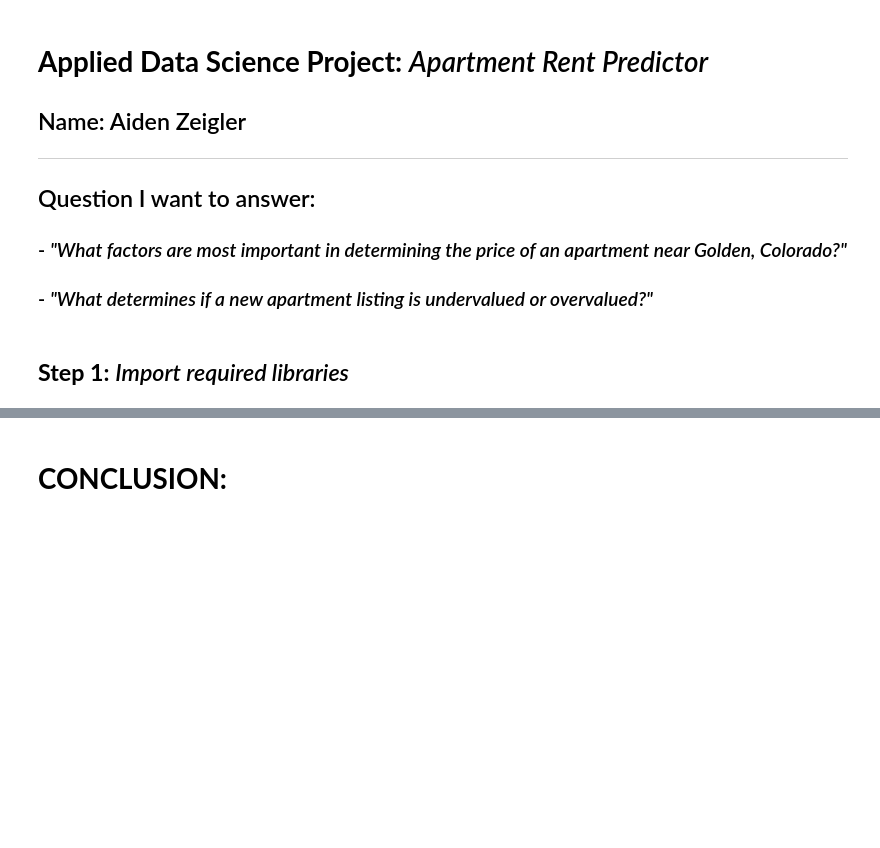
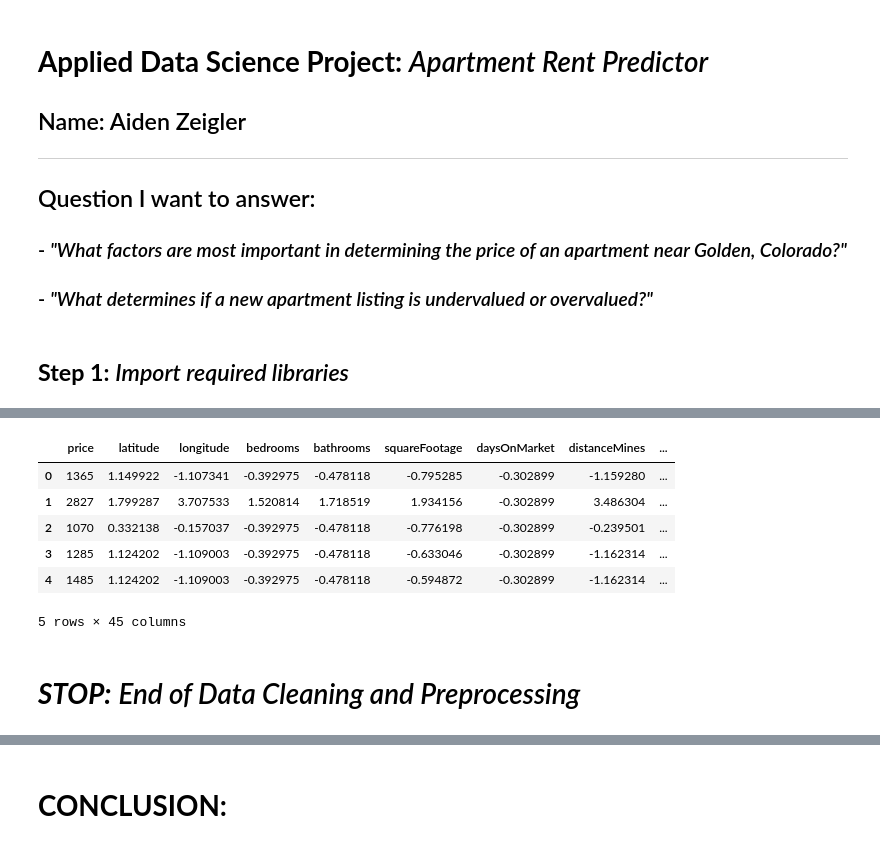
Before and after one commit to aidenzeigler/Apartment-Rent-Predictor, a Jupyter notebook: Project.ipynb, the cells around one changed output, grey strips where cells are left out. Cells and saved outputs as stored; diff of their text form; code cells hidden in the pictures; blank space fills up the shorter version.

```diff
--- a/Project.ipynb
+++ b/Project.ipynb
@@ -167,0 +283,13 @@ Final count of missing values: 0
+# %%
+# 2. Standardize
+
+# Define numerical columns
+numerical = ["latitude", "longitude", "bedrooms", "bathrooms", "squareFootage",
+             "daysOnMarket", "distanceMines", "listedMonth"]
+
+# Standardize
+scaler = StandardScaler()
+df[numerical] = scaler.fit_transform(df[numerical])
+
+# Print first few rows
+df[numerical].head()
@@ -168 +303,38 @@ Final count of missing values: 0
+# %%
+# 3. One-hot encode
+
+# Define categorical columns
+categorical = ["city", "zipCode", "propertyType"]
+
+# One-hot encode
+encoder = OneHotEncoder(
+    sparse_output=False,
+    handle_unknown="ignore"
+)
+
+# Encode
+encoded = pd.DataFrame(
+    encoder.fit_transform(df[categorical]),
+    columns=encoder.get_feature_names_out(categorical),
+    index=df.index
+)
+
+# Replace original categorical columns with encoded columns
+df = pd.concat(
+    [df.drop(columns=categorical), encoded],
+    axis=1
+)
+
+# Print first few rows
+df.head()
+# %% [output]
+|  | price | latitude | longitude | bedrooms | bathrooms | squareFootage | daysOnMarket | distanceMines | ... |
+| 0 | 1365 | 1.149922 | -1.107341 | -0.392975 | -0.478118 | -0.795285 | -0.302899 | -1.159280 | ... |
+| 1 | 2827 | 1.799287 | 3.707533 | 1.520814 | 1.718519 | 1.934156 | -0.302899 | 3.486304 | ... |
+| 2 | 1070 | 0.332138 | -0.157037 | -0.392975 | -0.478118 | -0.776198 | -0.302899 | -0.239501 | ... |
+| 3 | 1285 | 1.124202 | -1.109003 | -0.392975 | -0.478118 | -0.633046 | -0.302899 | -1.162314 | ... |
+| 4 | 1485 | 1.124202 | -1.109003 | -0.392975 | -0.478118 | -0.594872 | -0.302899 | -1.162314 | ... |
+5 rows × 45 columns
+# %% [markdown]
+# ***STOP:*** *End of Data Cleaning and Preprocessing*
 # %% [markdown]
```
Also changed, not shown: parts of 34 cells of this notebook.
